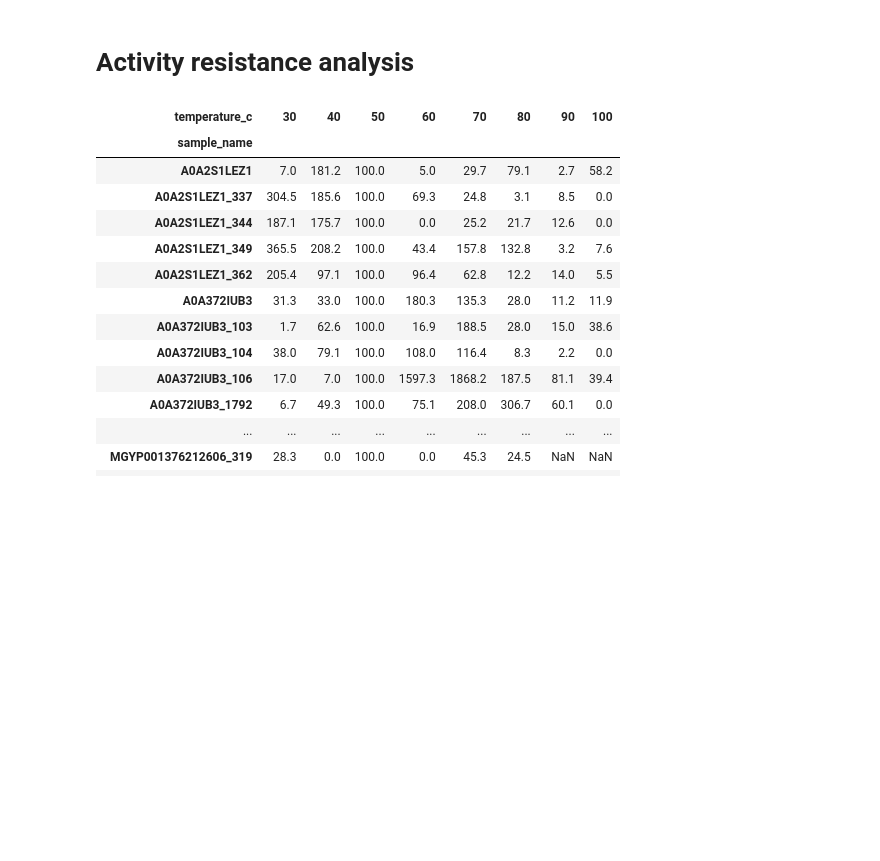
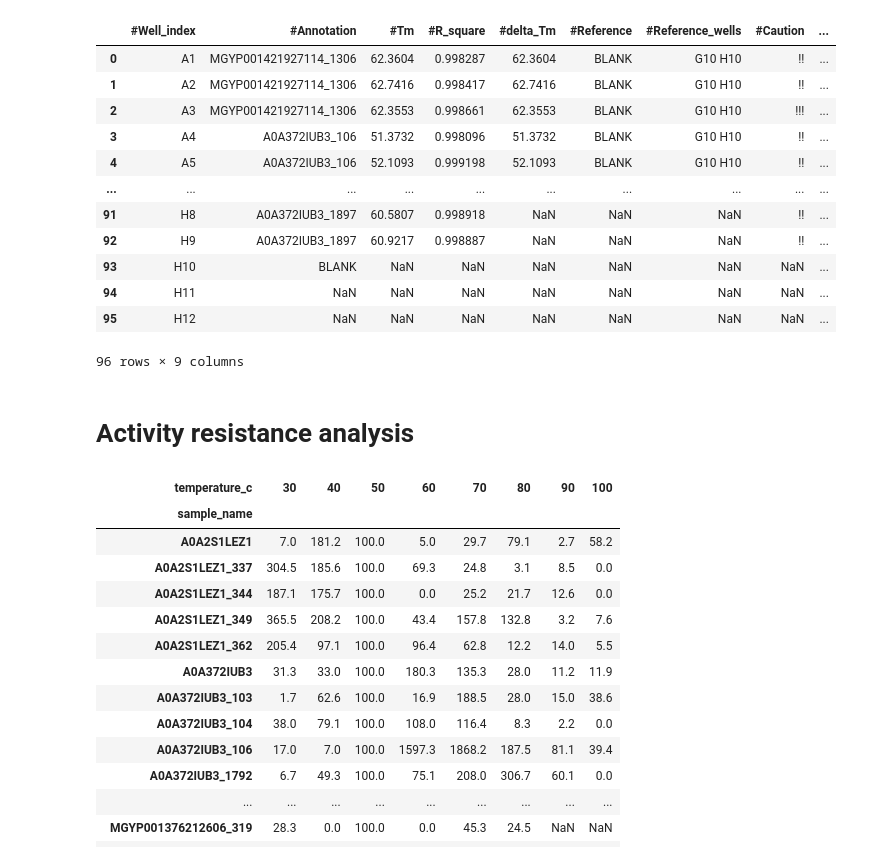
Before and after one commit to Umbriona/THOR_Analysis, a Jupyter notebook: Scripts/figure2.ipynb, the cells around one changed output. Cells and saved outputs as stored; diff of their text form; code cells hidden in the pictures; blank space fills up the shorter version.

```diff
--- a/Scripts/figure2.ipynb
+++ b/Scripts/figure2.ipynb
@@ -622,3 +148,19 @@ Best Batch 3 variants used for curve plotting
+# %%
+result_summary_B3_full
+# %% [output]
+|  | #Well_index | #Annotation | #Tm | #R_square | #delta_Tm | #Reference | #Reference_wells | #Caution | ... |
+| 0 | A1 | MGYP001421927114_1306 | 62.3604 | 0.998287 | 62.3604 | BLANK | G10 H10 | !! | ... |
+| 1 | A2 | MGYP001421927114_1306 | 62.7416 | 0.998417 | 62.7416 | BLANK | G10 H10 | !! | ... |
+| 2 | A3 | MGYP001421927114_1306 | 62.3553 | 0.998661 | 62.3553 | BLANK | G10 H10 | !!! | ... |
+| 3 | A4 | A0A372IUB3_106 | 51.3732 | 0.998096 | 51.3732 | BLANK | G10 H10 | !! | ... |
+| 4 | A5 | A0A372IUB3_106 | 52.1093 | 0.999198 | 52.1093 | BLANK | G10 H10 | !! | ... |
+| ... | ... | ... | ... | ... | ... | ... | ... | ... | ... |
+| 91 | H8 | A0A372IUB3_1897 | 60.5807 | 0.998918 | NaN | NaN | NaN | !! | ... |
+| 92 | H9 | A0A372IUB3_1897 | 60.9217 | 0.998887 | NaN | NaN | NaN | !! | ... |
+| 93 | H10 | BLANK | NaN | NaN | NaN | NaN | NaN | NaN | ... |
+| 94 | H11 | NaN | NaN | NaN | NaN | NaN | NaN | NaN | ... |
+| 95 | H12 | NaN | NaN | NaN | NaN | NaN | NaN | NaN | ... |
+96 rows × 9 columns
 # %% [markdown]
 # Activity resistance analysis
 # %%
```
Also changed, not shown: parts of 12 cells of this notebook, 1 other file.
